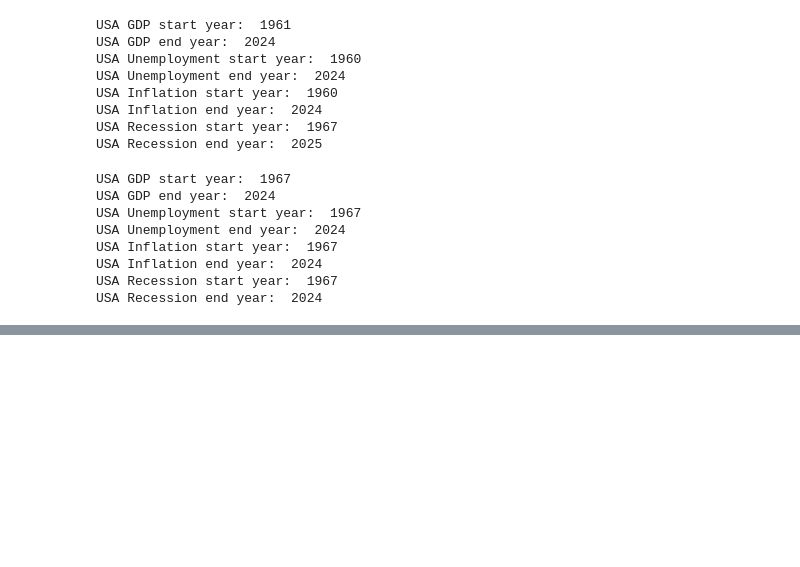
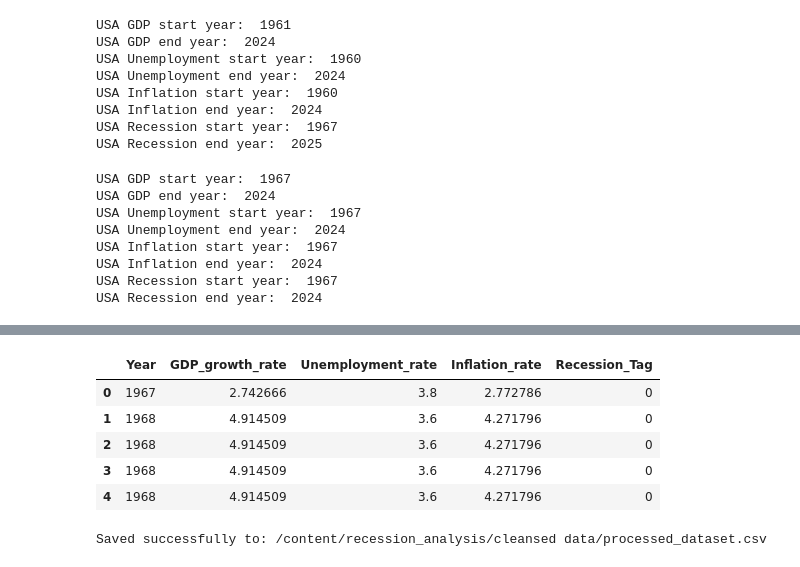
Before and after one commit to maryambahri/recession_analysis, a Jupyter notebook: scripts/Cleanse_GDP.ipynb, the cells around one changed output, grey strips where cells are left out. Cells and saved outputs as stored; diff of their text form; code cells hidden in the pictures; blank space fills up the shorter version.

```diff
--- a/scripts/Cleanse_GDP.ipynb
+++ b/scripts/Cleanse_GDP.ipynb
@@ -314,0 +383,39 @@ usa_recession_df.reset_index(drop=True, inplace=True)
+# %%
+# Rename columns for clear presentation
+usa_gdp = usa_gdp.rename(columns={"GDP_value": "GDP_growth_rate"})
+usa_unemployment = usa_unemployment.rename(columns={"Unemployment_value": "Unemployment_rate"})
+usa_inflation = usa_inflation.rename(columns={"Inflation_value": "Inflation_rate"})
+
+# Keep only needed columns
+usa_gdp = usa_gdp[["Year", "GDP_growth_rate"]]
+usa_unemployment = usa_unemployment[["Year", "Unemployment_rate"]]
+usa_inflation = usa_inflation[["Year", "Inflation_rate"]]
+usa_recession = usa_recession[["Year", "Recession_Tag"]]
+
+# Merge step-by-step on "Year"
+merged_df = usa_gdp.merge(usa_unemployment, on="Year", how="inner")
+merged_df = merged_df.merge(usa_inflation, on="Year", how="inner")
+merged_df = merged_df.merge(usa_recession, on="Year", how="inner")
+
+# Sort and clean final dataset
+merged_df = merged_df.sort_values("Year").reset_index(drop=True)
+
+merged_df.head()
+# %% [output]
+|  | Year | GDP_growth_rate | Unemployment_rate | Inflation_rate | Recession_Tag |
+| 0 | 1967 | 2.742666 | 3.8 | 2.772786 | 0 |
+| 1 | 1968 | 4.914509 | 3.6 | 4.271796 | 0 |
+| 2 | 1968 | 4.914509 | 3.6 | 4.271796 | 0 |
+| 3 | 1968 | 4.914509 | 3.6 | 4.271796 | 0 |
+| 4 | 1968 | 4.914509 | 3.6 | 4.271796 | 0 |
+# %%
+# save in github folder
+save_path = "/content/recession_analysis/cleansed data"
+os.makedirs(save_path, exist_ok=True)
+
+output_file = f"{save_path}/processed_dataset.csv"
+merged_df.to_csv(output_file, index=False)
+
+print("\nSaved successfully to:", output_file)
+# %% [output]
+Saved successfully to: /content/recession_analysis/cleansed data/processed_dataset.csv
```
Also changed, not shown: parts of 13 cells of this notebook.
